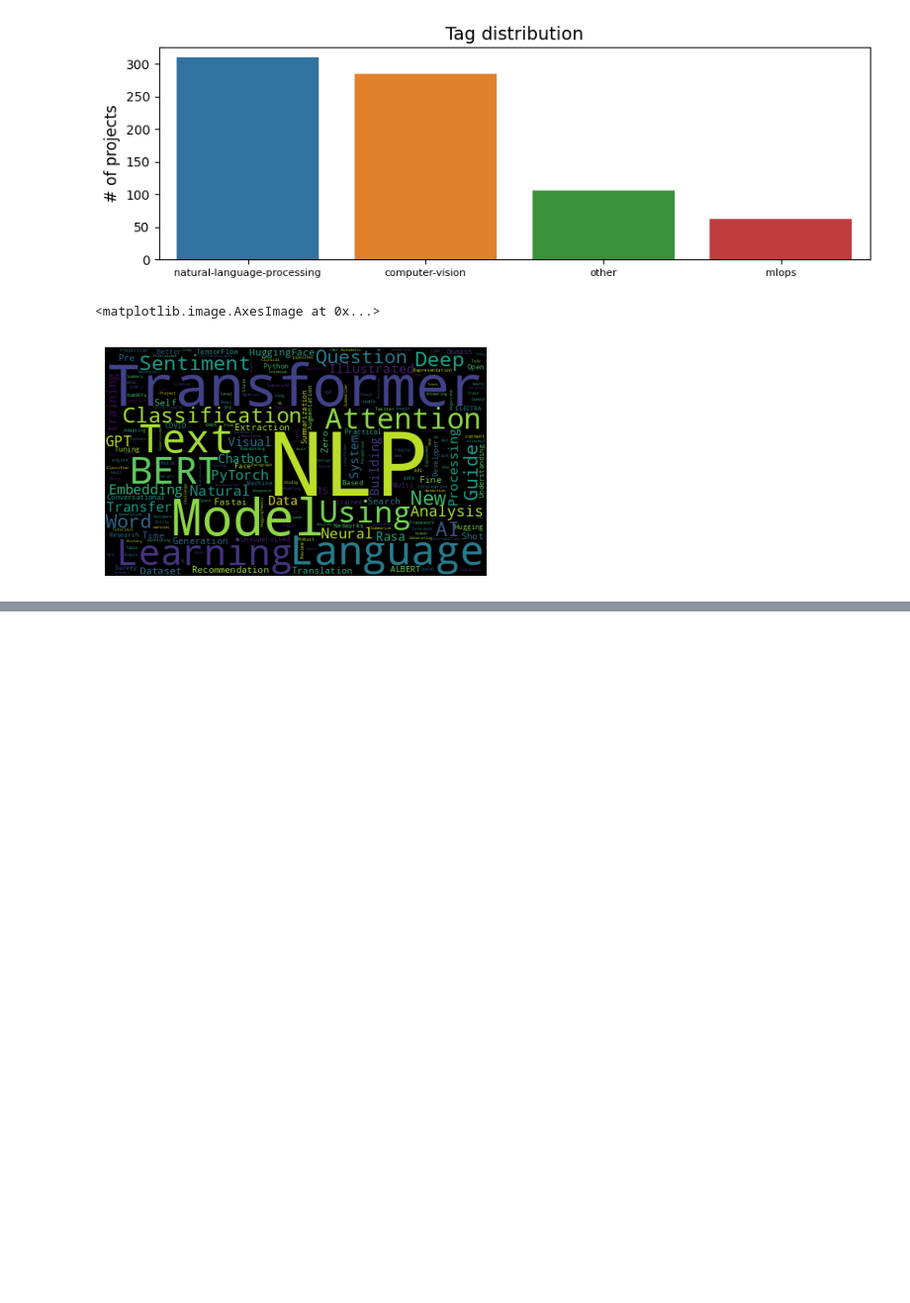
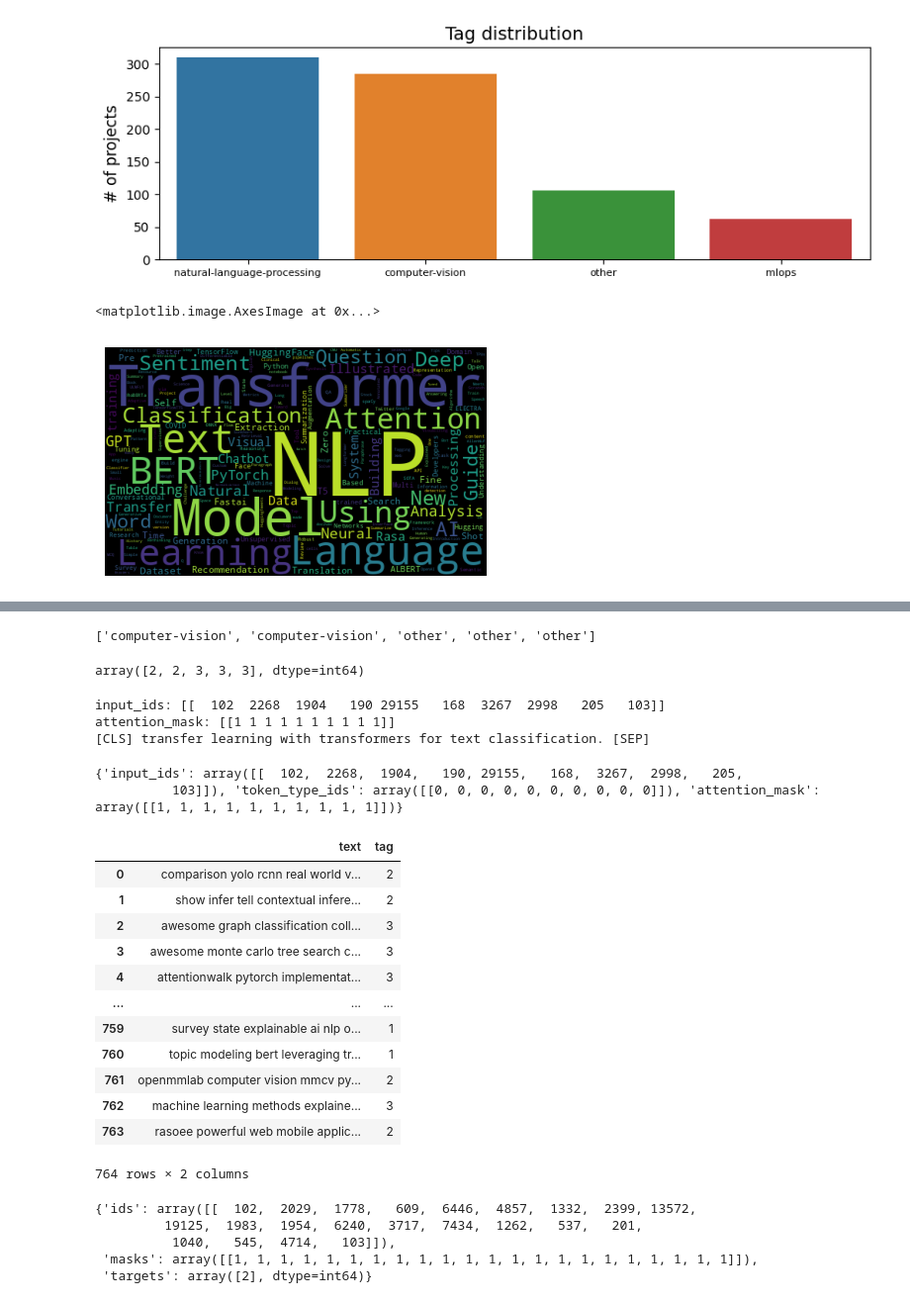
Before and after one commit to theComputationalGuy/MLOps, a Jupyter notebook: Data.ipynb, the cells around one changed output, grey strips where cells are left out. Shown at 99% size. Cells and saved outputs as stored; diff of their text form; code cells hidden in the pictures; blank space fills up the shorter version.

```diff
--- a/Data.ipynb
+++ b/Data.ipynb
@@ -103,0 +175,5 @@ plt.imshow(cloud)
+# %%
+df = df.drop(columns=["id", "created_on", "title", "description"], errors="ignore")  # drop cols
+df = df.dropna(subset=["tag"])  # drop nulls
+df = df[["text", "tag"]]  # rearrange cols
+df.head()
@@ -103,0 +187,3 @@ plt.imshow(cloud)
+# %%
+tags = train_df.tag.unique().tolist()
+tags
@@ -103,0 +192,4 @@ plt.imshow(cloud)
+# %%
+num_classes = len(tags)
+class_to_index = {tag: i for i, tag in enumerate(tags)}
+class_to_index
@@ -103,0 +201,3 @@ plt.imshow(cloud)
+# %%
+df["tag"] = df["tag"].map(class_to_index)
+df.head()
@@ -103,0 +214,9 @@ plt.imshow(cloud)
+# %%
+index_to_class = {v:k for k, v in class_to_index.items()}
+decode(df.head()["tag"].values, index_to_class=index_to_class)
+# %% [output]
+['computer-vision', 'computer-vision', 'other', 'other', 'other']
+# %%
+df.head()["tag"].values
+# %% [output]
+array([2, 2, 3, 3, 3], dtype=int64)
@@ -103,0 +227,31 @@ plt.imshow(cloud)
+# %%
+text = "Transfer learning with transformers for text classification."
+encoded_inputs = tokenizer([text], return_tensors="np", padding="longest")  # pad to longest item in batch
+print ("input_ids:", encoded_inputs["input_ids"])
+print ("attention_mask:", encoded_inputs["attention_mask"])
+print (tokenizer.decode(encoded_inputs["input_ids"][0]))
+# %% [output]
+input_ids: [[  102  2268  1904   190 29155   168  3267  2998   205   103]]
+attention_mask: [[1 1 1 1 1 1 1 1 1 1]]
+[CLS] transfer learning with transformers for text classification. [SEP]
+# %%
+encoded_inputs
+# %% [output]
+{'input_ids': array([[  102,  2268,  1904,   190, 29155,   168,  3267,  2998,   205,
+          103]]), 'token_type_ids': array([[0, 0, 0, 0, 0, 0, 0, 0, 0, 0]]), 'attention_mask': array([[1, 1, 1, 1, 1, 1, 1, 1, 1, 1]])}
+# %%
+df
+# %% [output]
+|  | text | tag |
+| 0 | comparison yolo rcnn real world v... | 2 |
+| 1 | show infer tell contextual infere... | 2 |
+| 2 | awesome graph classification coll... | 3 |
+| 3 | awesome monte carlo tree search c... | 3 |
+| 4 | attentionwalk pytorch implementat... | 3 |
+| ... | ... | ... |
+| 759 | survey state explainable ai nlp o... | 1 |
+| 760 | topic modeling bert leveraging tr... | 1 |
+| 761 | openmmlab computer vision mmcv py... | 2 |
+| 762 | machine learning methods explaine... | 3 |
+| 763 | rasoee powerful web mobile applic... | 2 |
+764 rows × 2 columns
@@ -103,0 +263,10 @@ plt.imshow(cloud)
+# %%
+import numpy as np
+
+tokenize(df.head(1))
+# %% [output]
+{'ids': array([[  102,  2029,  1778,   609,  6446,  4857,  1332,  2399, 13572,
+         19125,  1983,  1954,  6240,  3717,  7434,  1262,   537,   201,
+          1040,   545,  4714,   103]]),
+ 'masks': array([[1, 1, 1, 1, 1, 1, 1, 1, 1, 1, 1, 1, 1, 1, 1, 1, 1, 1, 1, 1, 1, 1]]),
+ 'targets': array([2], dtype=int64)}
```
Also changed, not shown: parts of 18 cells of this notebook.
